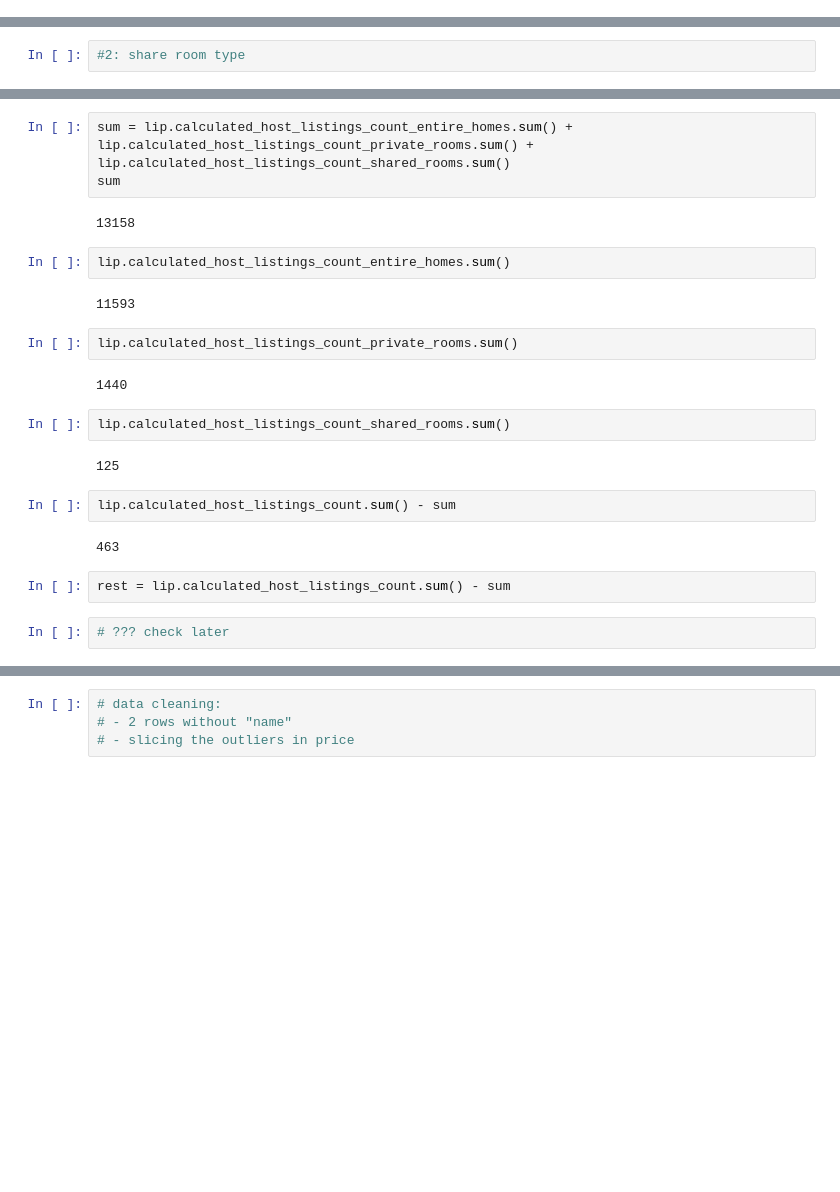
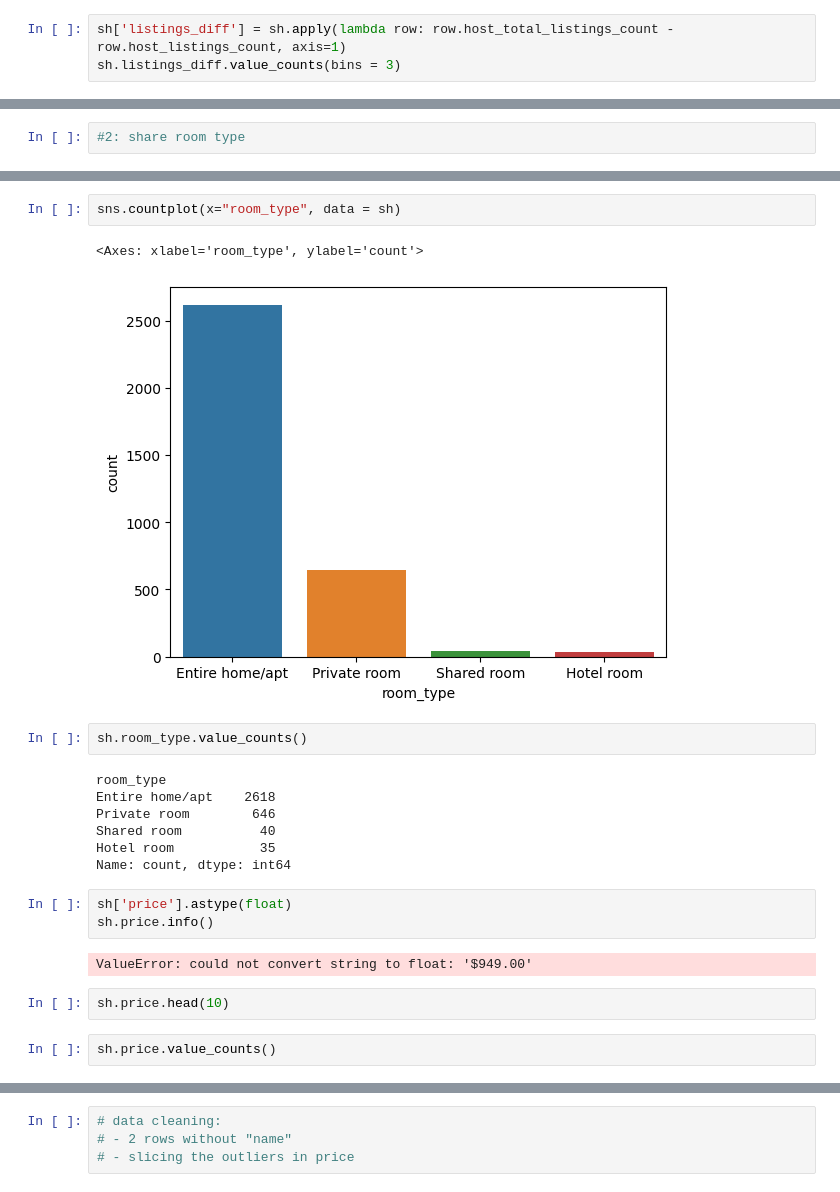
Before and after one commit to scheinmensch/Infringement_Detection_on_Airbnb, a Jupyter notebook: notebooks/U1.ipynb, the cells around one changed output, grey strips where cells are left out. Cells and saved outputs as stored; diff of their text form; blank space fills up the shorter version.

```diff
--- a/notebooks/U1.ipynb
+++ b/notebooks/U1.ipynb
@@ -260,0 +279,3 @@ li[['id', 'host_id', 'name']].loc[li['host_id'] == 492963558]
+# %%
+sh['listings_diff'] = sh.apply(lambda row: row.host_total_listings_count - row.host_listings_count, axis=1)
+sh.listings_diff.value_counts(bins = 3)
@@ -288,25 +335,23 @@ lip.calculated_host_listings_count.sum()
-# %%
-sum = lip.calculated_host_listings_count_entire_homes.sum() + lip.calculated_host_listings_count_private_rooms.sum() + lip.calculated_host_listings_count_shared_rooms.sum()
-sum
-# %% [output]
-13158
-# %%
-lip.calculated_host_listings_count_entire_homes.sum()
-# %% [output]
-11593
-# %%
-lip.calculated_host_listings_count_private_rooms.sum()
-# %% [output]
-1440
-# %%
-lip.calculated_host_listings_count_shared_rooms.sum()
-# %% [output]
-125
-# %%
-lip.calculated_host_listings_count.sum() - sum
-# %% [output]
-463
+# %%
+sns.countplot(x="room_type", data = sh)
+# %% [output]
+<Axes: xlabel='room_type', ylabel='count'>
+[figure, added]
 # %%
-rest = lip.calculated_host_listings_count.sum() - sum
+sh.room_type.value_counts()
+# %% [output]
+room_type
+Entire home/apt    2618
+Private room        646
+Shared room          40
+Hotel room           35
+Name: count, dtype: int64
-# %%
-# ??? check later
+# %%
+sh['price'].astype(float)
+sh.price.info()
+# %% [output]
+ValueError: could not convert string to float: '$949.00'
+# %%
+sh.price.head(10)
+# %%
+sh.price.value_counts()
```
Also changed, not shown: parts of 128 cells of this notebook.
